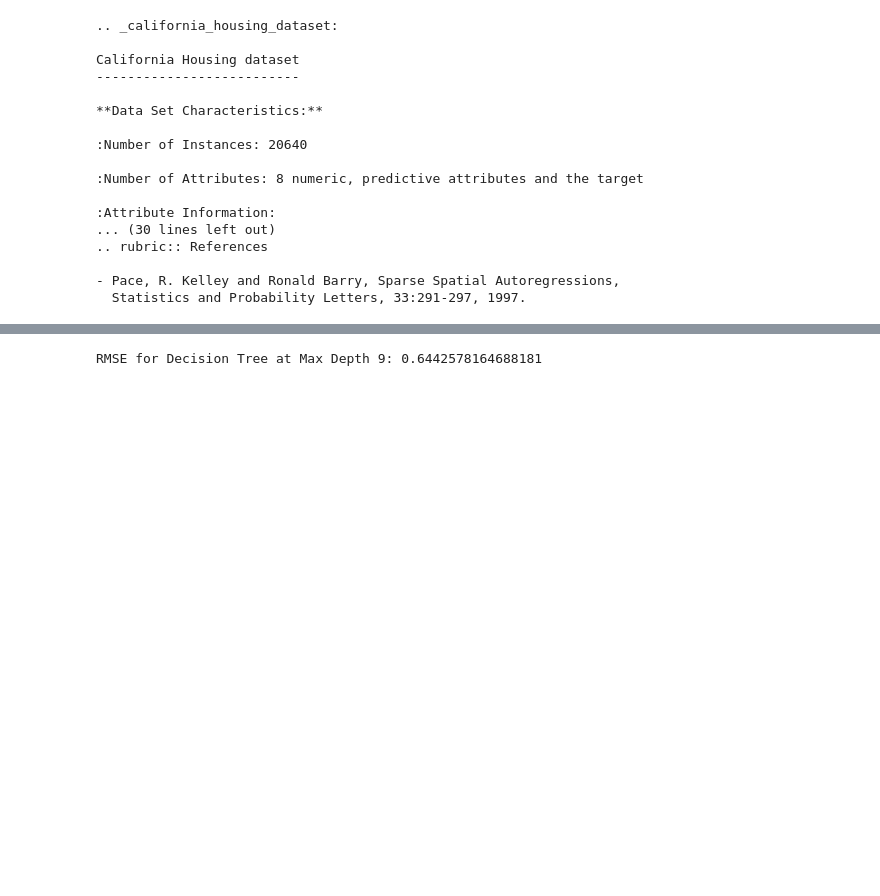
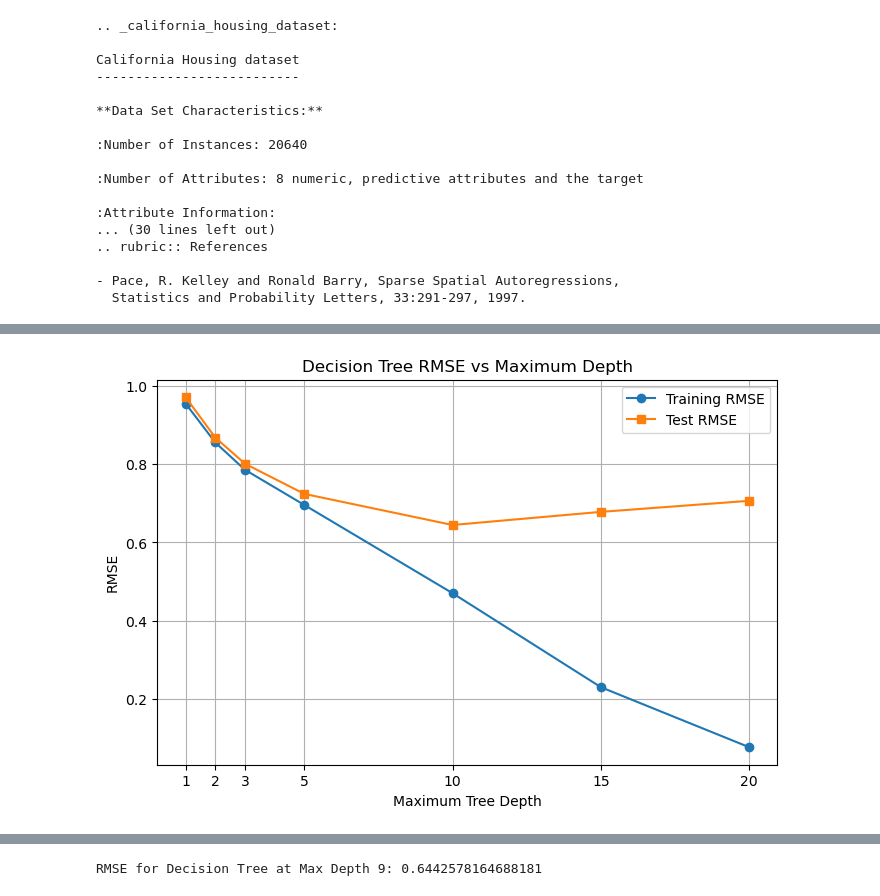
Before and after one commit to EvanAngQiXuan/IntroToMLAsg1, a Jupyter notebook: asg_p3.ipynb, the cells around one changed output, grey strips where cells are left out. Drawn from its saved outputs; the diff is of its cells as text; code cells hidden in the pictures; blank space fills up the shorter version.

```diff
--- a/asg_p3.ipynb
+++ b/asg_p3.ipynb
@@ -40,0 +94,17 @@ house_x_train, house_x_test, house_y_train, house_y_test = train_test_split(hous
+# %%
+# Plot RMSE with max_depth
+house_tree_results = house_results_df.iloc[1:]
+
+plt.figure(figsize = (8, 5))
+plt.plot(house_depths, house_tree_results["Training RMSE"], marker = "o", label = "Training RMSE")
+plt.plot(house_depths, house_tree_results["Test RMSE"], marker = "s", label = "Test RMSE")
+
+plt.xlabel("Maximum Tree Depth")
+plt.ylabel("RMSE")
+plt.title("Decision Tree RMSE vs Maximum Depth")
+plt.xticks(house_depths)
+plt.legend()
+plt.grid(True)
+plt.show()
+# %% [output]
+[figure, added]
```
Also changed, not shown: parts of 7 cells of this notebook.
